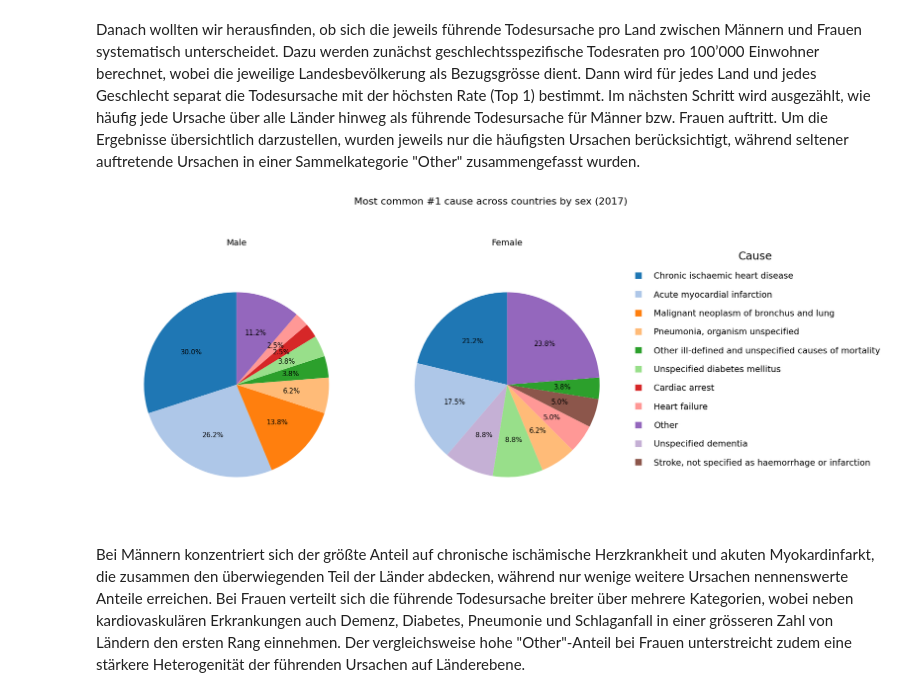
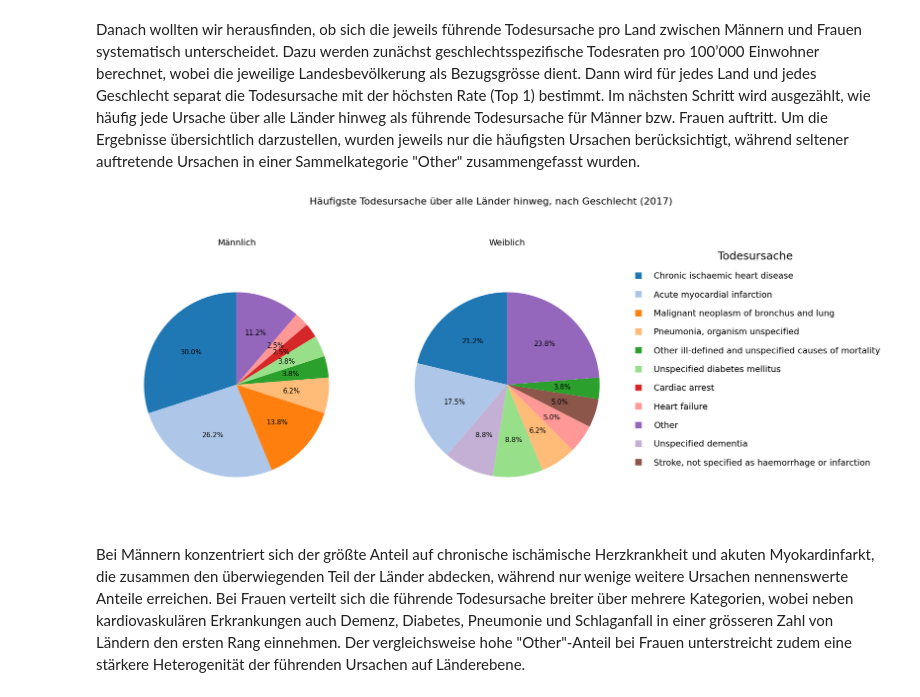
Before and after one commit to ihringerlinus/WHO_Mortality_Database, a Jupyter notebook: 05_Todesursachen_Analyse.ipynb, the cells around one changed output. Drawn from its saved outputs; the diff is of its cells as text; code cells hidden in the pictures.

```diff
--- a/05_Todesursachen_Analyse.ipynb
+++ b/05_Todesursachen_Analyse.ipynb
@@ -680,22 +666,18 @@ df_sex["Sex"] = df_sex["Sex"].map(sex_map)
 
 df_sex["Cause_block"] = df_sex["Cause"].astype(str).str[:3]
 
+#Merged den DataFrame mit dem Cause-Lookup-DataFrame
 df_sex = df_sex.drop(columns=["Cause_name"], errors="ignore")
 df_sex = df_sex.merge(cause_lookup, on="Cause_block", how="left")
 df_sex["Cause_name"] = df_sex["Cause_name"].fillna(df_sex["Cause_block"])
 
-analysis_sex_df = (
-    df_sex
-    .groupby(["Country_wb", "Sex", "Cause_block", "Cause_name"], as_index=False)
-    .agg(Deaths=("Deaths1", "sum"), Population=("Population", "first"))
-)
+#Fasst die Todesfälle nach Land, Geschlecht und Ursache zusammen
+analysis_sex_df = (df_sex.groupby(["Country_wb", "Sex", "Cause_block", "Cause_name"], as_index=False).agg(Deaths=("Deaths1", "sum"), Population=("Population", "first")))
 
-global_sex = (
-    analysis_sex_df
-    .groupby(["Sex", "Cause_block", "Cause_name"], as_index=False)
-    .agg(Deaths=("Deaths", "sum"))
-)
+#Berechnet die Todesfälle pro 100'000 Einwohner nach Geschlecht
+global_sex = (analysis_sex_df.groupby(["Sex", "Cause_block", "Cause_name"], as_index=False).agg(Deaths=("Deaths", "sum")))
 
+#Berechnet den prozentualen Anteil der Todesfälle nach Geschlecht
 global_sex["share_percent"] = global_sex.groupby("Sex")["Deaths"].transform(lambda s: s / s.sum() * 100)
 # %% [markdown]
 Die Top-25-Todesursachen werden getrennt nach Männern und Frauen als prozentuale Anteile visualisiert, um Unterschiede in der Ursachenstruktur direkt zu vergleichen.
@@ -741,43 +725,45 @@ def make_pie_series(top1_sex, sex_label, top_n=8):
     other = counts.iloc[top_n:].sum()
     pie = topN.copy()
     if other > 0:
         pie.loc["Other"] = other
     return pie
+#Erstellt die Pie-Chart-Daten für Männer und Frauen
 pie_m = make_pie_series(top1_sex, "Male", 8)
 pie_f = make_pie_series(top1_sex, "Female", 8)
 
-# shared legend categories = union
+#gemeinsame Labels für konsistente Farben
 labels = list(dict.fromkeys(list(pie_m.index) + list(pie_f.index)))
 
-# color map fixed by label
+#Farbschema erstellen
 base_colors = plt.cm.tab20.colors
 color_map = {lab: base_colors[i % len(base_colors)] for i, lab in enumerate(labels)}
 
+#Helferfunktion für die Anzeige von Prozentwerten in den Pie-Charts
 def autopct_nonzero(p):
     return f"{p:.1f}%" if p >= 1 else ""
 
 fig, axes = plt.subplots(1, 2, figsize=(18, 8))
 
-# Male pie in male-sorted order
+#"Mann-Pie" in sortierter Reihenfolge
 m_labels = pie_m.index.tolist()
 m_colors = [color_map[l] for l in m_labels]
 axes[0].pie(pie_m.values, labels=None, autopct=autopct_nonzero, startangle=90, colors=m_colors, radius=0.85, textprops={"fontsize": 11})
-axes[0].set_title("Male", fontsize=14)
+axes[0].set_title("Männlich", fontsize=14)
 
-# Female pie in female-sorted order
+#"Frauen-Pie" in sortierter Reihenfolge
 f_labels = pie_f.index.tolist()
 f_colors = [color_map[l] for l in f_labels]
 axes[1].pie(pie_f.values, labels=None, autopct=autopct_nonzero, startangle=90, colors=f_colors, radius=0.85, textprops={"fontsize": 11})
-axes[1].set_title("Female", fontsize=14)
+axes[1].set_title("Weiblich", fontsize=14)
 
-# shared legend
+#Legende erstellen
 handles = [plt.Line2D([0], [0], marker='s', color='w', markerfacecolor=color_map[l], markersize=12) for l in labels]
-fig.legend(handles, labels, loc="center right", title="Cause", title_fontsize=18, fontsize=14, frameon=False, labelspacing=1.2)
-plt.suptitle("Most common #1 cause across countries by sex (2017)", fontsize=16, y=0.97)
+fig.legend(handles, labels, loc="center right", title="Todesursache", title_fontsize=18, fontsize=14, frameon=False, labelspacing=1.2)
+plt.suptitle("Häufigste Todesursache über alle Länder hinweg, nach Geschlecht (2017)", fontsize=16, y=0.97)
 plt.tight_layout(rect=[0, 0, 0.7, 0.95])
 plt.show()
 # %% [output]
-[figure, old version]
+[figure, new version]
 # %% [markdown]
 Bei Männern konzentriert sich der größte Anteil auf chronische ischämische Herzkrankheit und akuten Myokardinfarkt, die zusammen den überwiegenden Teil der Länder abdecken, während nur wenige weitere Ursachen nennenswerte Anteile erreichen.
 Bei Frauen verteilt sich die führende Todesursache breiter über mehrere Kategorien, wobei neben kardiovaskulären Erkrankungen auch Demenz, Diabetes, Pneumonie und Schlaganfall in einer grösseren Zahl von Ländern den ersten Rang einnehmen. Der vergleichsweise hohe "Other"-Anteil bei Frauen unterstreicht zudem eine stärkere Heterogenität der führenden Ursachen auf Länderebene.
```
Also changed, not shown: parts of 34 cells of this notebook, 1 other file.
